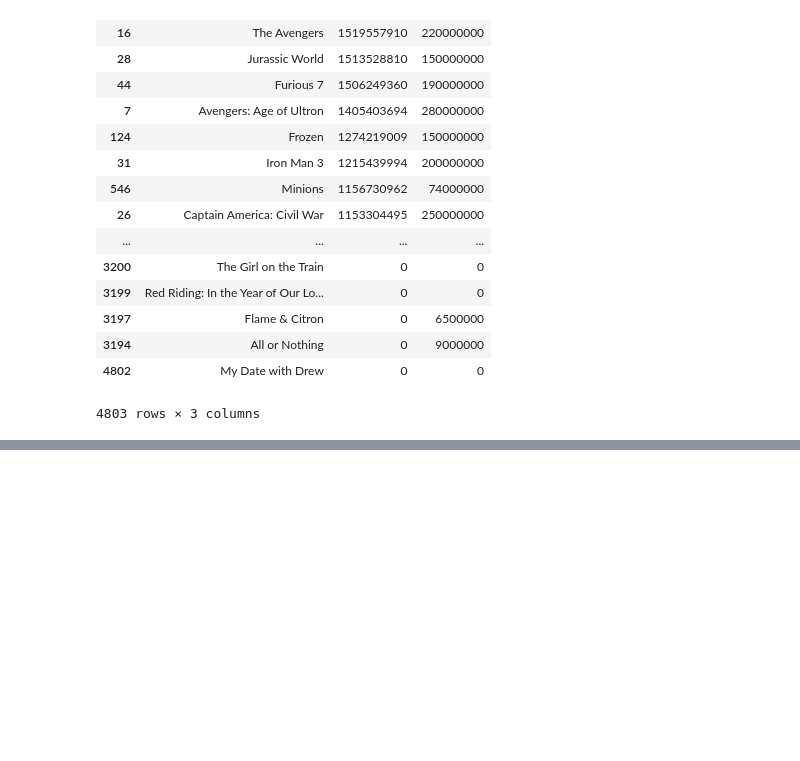
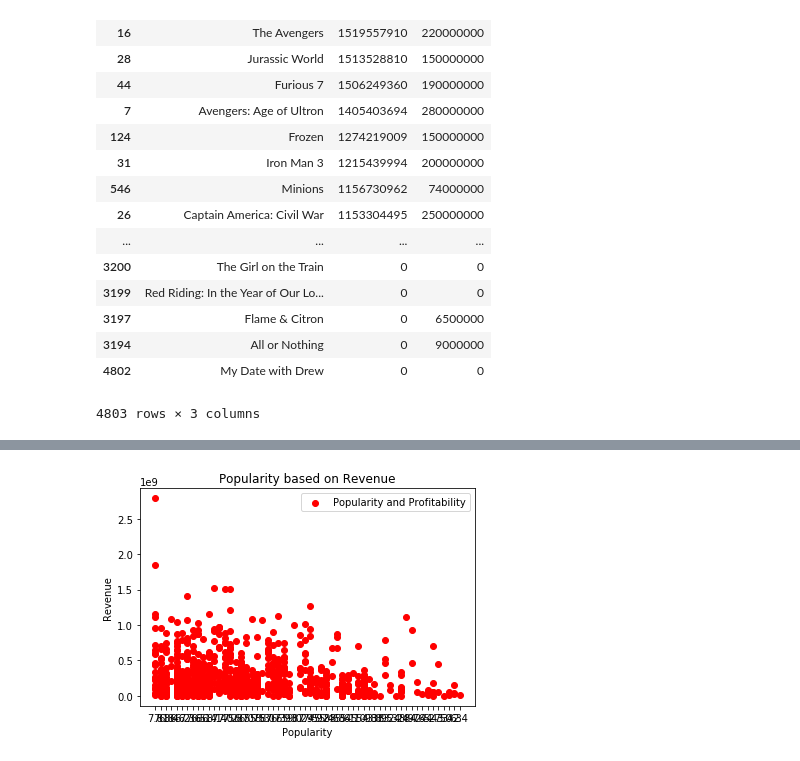
Before and after one commit to suvs27/Movie2019, a Jupyter notebook: movie_project.ipynb, the cells around one changed output, grey strips where cells are left out. Drawn from its saved outputs; the diff is of its cells as text; code cells hidden in the pictures; blank space fills up the shorter version.

```diff
--- a/movie_project.ipynb
+++ b/movie_project.ipynb
@@ -249,0 +252,12 @@ revenue_df.sort_values(by= 'Revenue', ascending=False)
+# %%
+#Scatter plot based on popularity vs profitability
+x_axis=merged_df['IMDB Rating']
+y_axis=merged_df['Revenue']
+plt.scatter(x_axis, y_axis, color="red", label="Popularity and Profitability")
+plt.legend(loc="upper right")
+plt.title("Popularity based on Revenue")
+plt.xlabel("Popularity")
+plt.ylabel("Revenue")
+plt.show()
+# %% [output]
+[figure, added]
```
Also changed, not shown: parts of 8 cells of this notebook.
